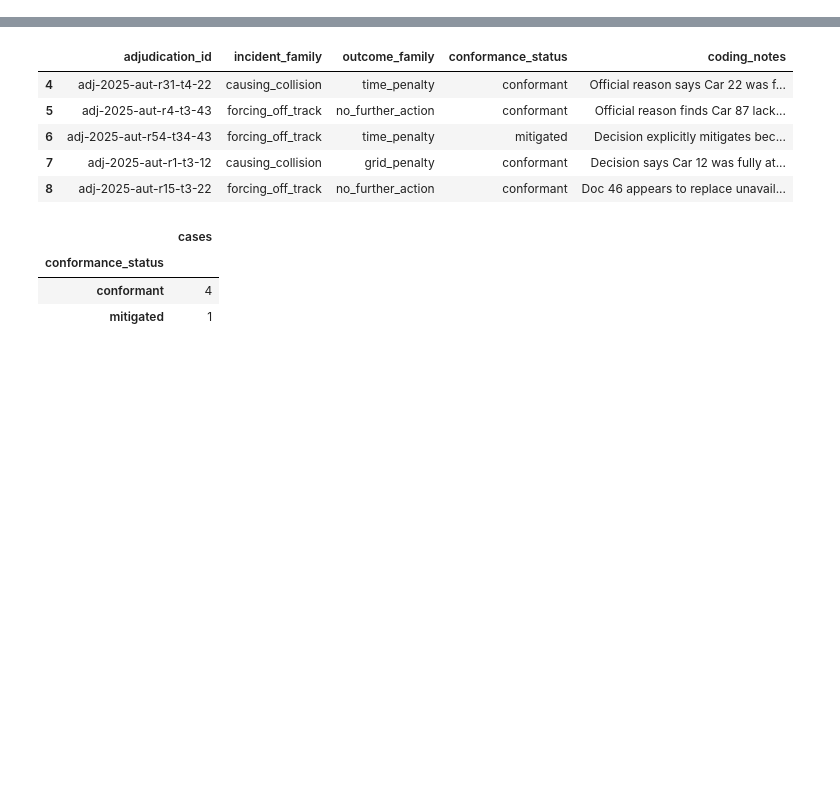
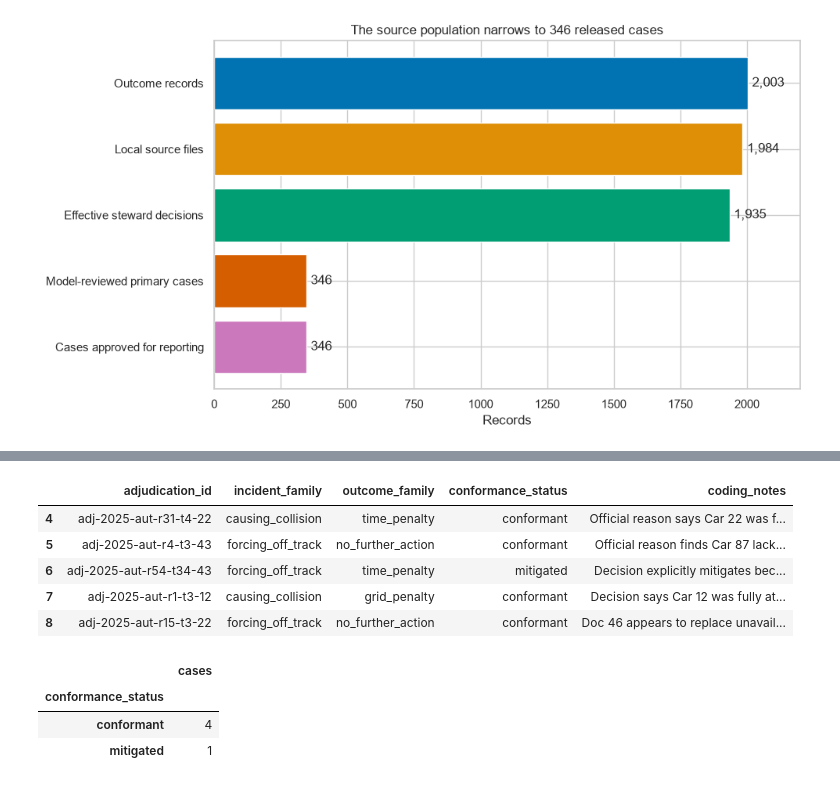
Before and after one commit to brianbzeng/f1-stewarding-analysis, a Jupyter notebook: notebooks/06_final_oversight_report.ipynb, the cells around one changed output, grey strips where cells are left out. Drawn from its saved outputs; the diff is of its cells as text; code cells hidden in the pictures; blank space fills up the shorter version.

Commit message:
Release model-reviewed stewarding report

```diff
--- a/notebooks/06_final_oversight_report.ipynb
+++ b/notebooks/06_final_oversight_report.ipynb
@@ -457,0 +91,85 @@ harm does not by itself prove fault, and a penalty for conduct is not automatic
+# %%
+with duckdb.connect(str(DB_PATH), read_only=True) as connection:
+    latest_build = connection.sql(
+        """SELECT * FROM metadata.analysis_feature_builds
+           ORDER BY built_at_utc DESC, feature_build_id DESC LIMIT 1"""
+    ).df().iloc[0]
+    controls = connection.sql(
+        """SELECT control, status, observed, expected
+           FROM analysis.feature_release_controls
+           WHERE feature_build_id = ? ORDER BY control_order""",
+        params=[latest_build["feature_build_id"]],
+    ).df()
+    features = connection.sql(
+        """SELECT * FROM analysis.v_latest_adjudication_features
+           ORDER BY adjudication_instance_id"""
+    ).df()
+
+released = features.loc[features["reporting_eligible"].fillna(False)].copy()
+effective_decisions = int(
+    (
+        REVIEWED_DOCUMENTS["version_status_final"].eq("effective")
+        & REVIEWED_DOCUMENTS["content_status_suggestion"].eq("content_confirmed_decision")
+    ).sum()
+)
+flow = pd.DataFrame(
+    {
+        "stage": [
+            "FIA archive records",
+            "Outcome records",
+            "Local source files",
+            "Effective steward decisions",
+            "Model-reviewed primary cases",
+            "Cases approved for reporting",
+        ],
+        "count": [9_467, 2_003, 1_984, effective_decisions, len(released), len(released)],
+        "meaning": [
+            "Official event-document inventory",
+            "Includes version history",
+            "PDF and extracted text available",
+            "Current decision versions",
+            "Frozen Race/Sprint study scope",
+            "Model-reviewed analytical release",
+        ],
+    }
+)
+
+friendly_controls = pd.DataFrame(
+    [
+        ("Protected lineage", "19/19 checks complete"),
+        ("Source disposition review", "2,003/2,003 complete"),
+        ("Decision coding review", "1,952/1,952 complete"),
+        ("Exclusion sample review", "486/486 complete"),
+        ("Analytical release", "346 cases released"),
+    ],
+    columns=["control", "result"],
+)
+
+assert flow["count"].tolist() == [9467, 2003, 1984, 1935, 346, 346]
+assert latest_build["release_status"] == "reportable_model_reviewed"
+assert controls["status"].eq("pass").all()
+assert MODEL_MANIFEST["coverage"] == {
+    "adjudication_codings": 1952,
+    "document_dispositions": 2003,
+    "exclusion_qa": 486,
+    "source_text_records": 1984,
+    "linked_recalled_predecessors_without_binary": 15,
+    "metadata_only_unresolved_sources": 4,
+    "queue_obligations": 4441,
+    "unique_source_records": 2003,
+    "unresolved": 0,
+}
+display(flow)
+display(friendly_controls)
+
+fig, ax = plt.subplots(figsize=(10, 5.5))
+plot_flow = flow.iloc[1:].copy()
+bars = ax.barh(plot_flow["stage"], plot_flow["count"], color=COLORS[:5])
+ax.invert_yaxis()
+ax.set(title="The source population narrows to 346 released cases", xlabel="Records")
+ax.bar_label(bars, labels=[f"{value:,}" for value in plot_flow["count"]], padding=4)
+ax.set_xlim(0, 2200)
+plt.tight_layout()
+fig.savefig(GENERATED / "population_flow.png", dpi=180, bbox_inches="tight")
+plt.show()
+# %% [output]
@@ -457,0 +189 @@ harm does not by itself prove fault, and a penalty for conduct is not automatic
+[figure, added]
```
Also changed, not shown: parts of 39 cells of this notebook, 39 other files.
